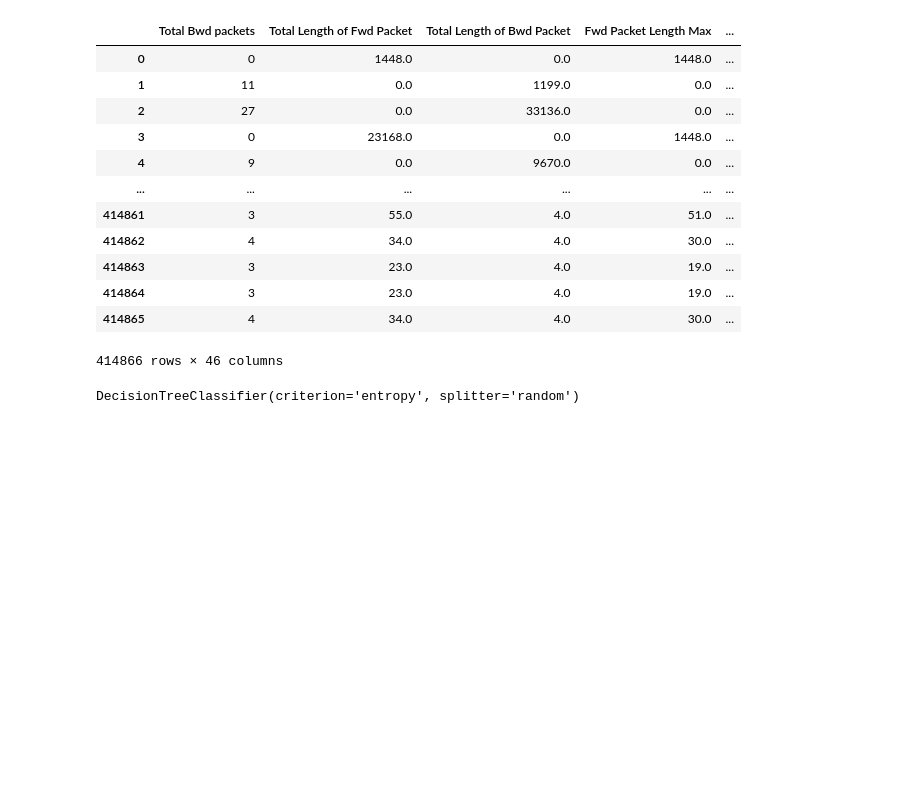
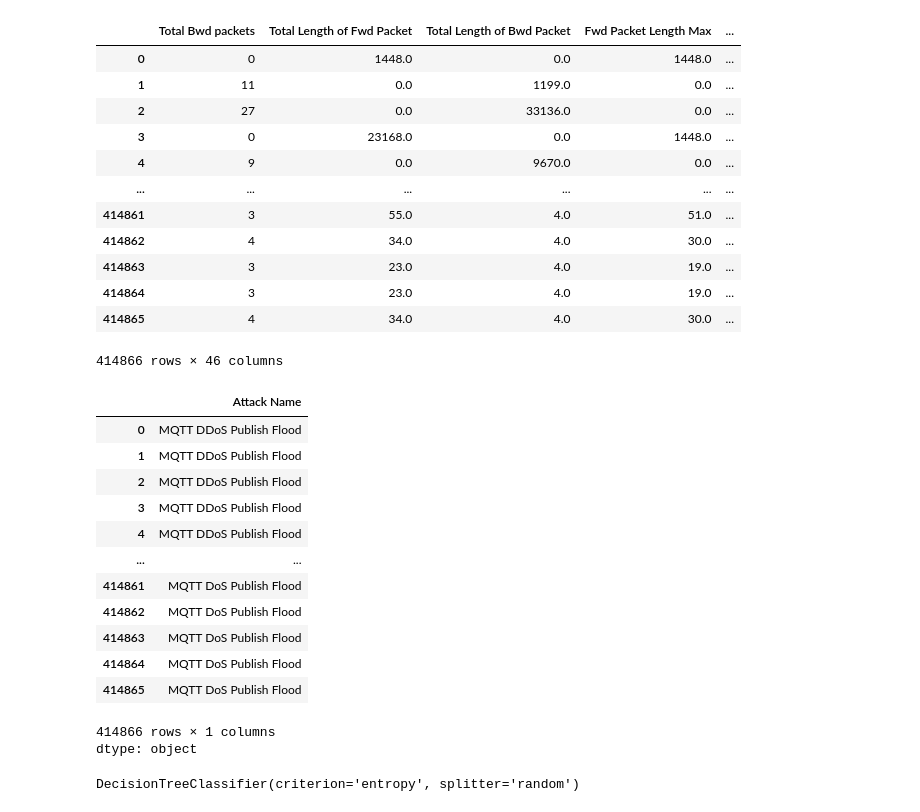
Before and after one commit to Maamoshii/Datasets, a Jupyter notebook: UTS_MuhammadIqbal_DataMining.ipynb, the cells around one changed output. Saved outputs shown, nothing was run; the diff lists cells and outputs as text; code cells hidden in the pictures; blank space fills up the shorter version.

```diff
--- a/UTS_MuhammadIqbal_DataMining.ipynb
+++ b/UTS_MuhammadIqbal_DataMining.ipynb
@@ -88,6 +88,23 @@ x
 414866 rows × 46 columns
 # %%
 y = datjoin.iloc[:,83]
+# %%
+y
+# %% [output]
+|  | Attack Name |
+| 0 | MQTT DDoS Publish Flood |
+| 1 | MQTT DDoS Publish Flood |
+| 2 | MQTT DDoS Publish Flood |
+| 3 | MQTT DDoS Publish Flood |
+| 4 | MQTT DDoS Publish Flood |
+| ... | ... |
+| 414861 | MQTT DoS Publish Flood |
+| 414862 | MQTT DoS Publish Flood |
+| 414863 | MQTT DoS Publish Flood |
+| 414864 | MQTT DoS Publish Flood |
+| 414865 | MQTT DoS Publish Flood |
+414866 rows × 1 columns
+dtype: object
 # %%
 x = x[y.notnull()]
 y = y[y.notnull()]
```
